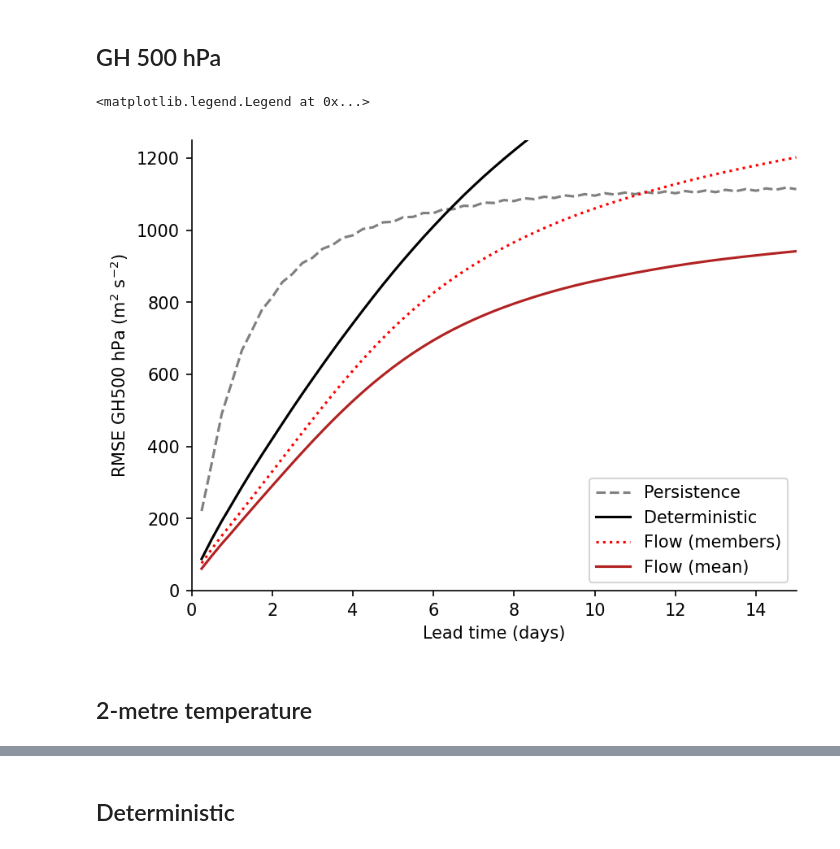
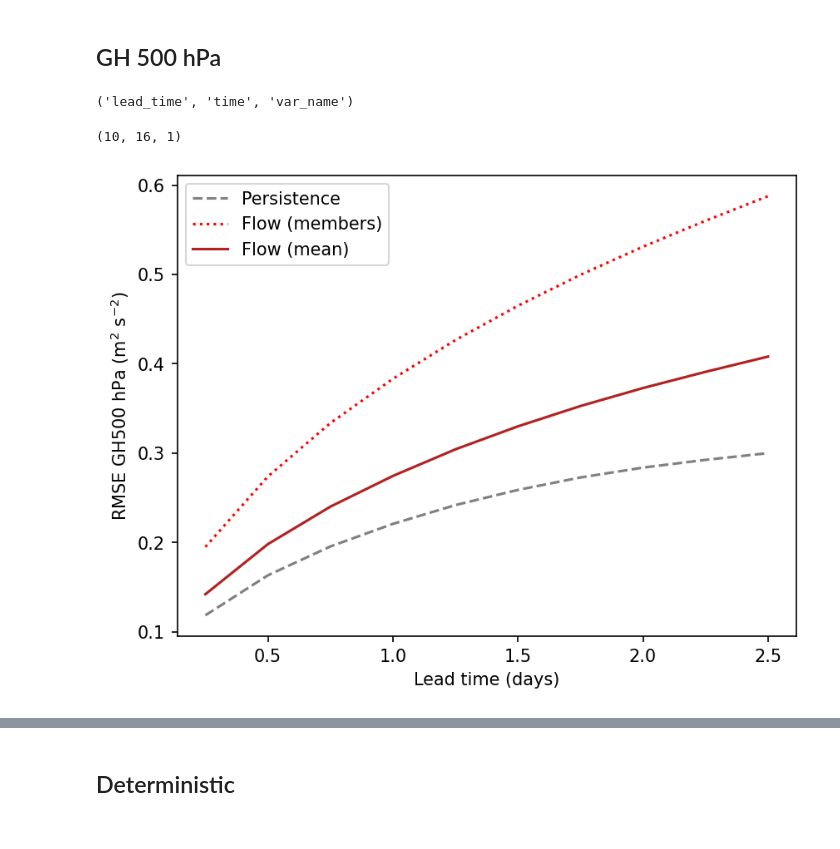
Before and after one commit to zelk-oss/forecasting, a Jupyter notebook: part3_flow_testing.ipynb, the cells around one changed output, grey strips where cells are left out. Saved outputs shown, nothing was run; the diff lists cells and outputs as text; code cells hidden in the pictures.

```diff
--- a/part3_flow_testing.ipynb
+++ b/part3_flow_testing.ipynb
@@ -168,7 +176,7 @@ def sample_with_flow(flow_model, initial_conditions):
     return dynamics
 # %%
 # Load flow model from checkpoint and instantiate with saved config if available
-ckpt = torch.load("/libre/finnt/data/teaching/flow_model.ckpt", map_location="cpu")
+ckpt = torch.load("../data/best_flowmodel_test.ckpt", map_location="cpu")
 # Support checkpoints saved as {'model_state_dict', 'config', ...} or plain state_dict
 cfg = ckpt.get("config") if isinstance(ckpt, dict) else None
 if cfg is None and isinstance(ckpt, dict) and 'model_state_dict' in ckpt:
@@ -181,21 +189,21 @@ else:
 if cfg is not None:
     print('Checkpoint config:', cfg)
     flow_model = get_net(
-        n_input=cfg.get('n_input', 14),
-        n_output=cfg.get('n_output', 7),
-        n_features=cfg.get('n_features', 64),
-        n_blocks=cfg.get('n_blocks', 4),
-        n_heads=cfg.get('n_heads', 8),
-        mult=cfg.get('mult', 2),
-        token_downsample_factor=cfg.get('token_downsample_factor', 1),
-        device=device, dtype=dtype
+        n_input=1,
+        n_output=1,
+        n_features=64,
+        n_blocks=2,
+        n_heads=8,
+        token_downsample_factor=1,
+        device=device,
+        dtype=dtype,
     )
     flow_model.load_state_dict(ckpt['model_state_dict'])
 else:
     # No config: try to load state_dict into a default-sized model. If this fails,
     # inspect the checkpoint manually to infer hyperparameters.
     try:
-        flow_model = get_net(n_input=14, n_output=7, n_features=64, n_blocks=4, n_heads=8, token_downsample_factor=1, device=device, dtype=dtype)
+        flow_model = get_net(n_input=1, n_output=1, n_features=64, n_blocks=2, n_heads=8, token_downsample_factor=1, device=device, dtype=dtype,)
         flow_model.load_state_dict(sd)
     except Exception as e:
         print('Automatic load failed — checkpoint missing config or sizes mismatched:', e)
@@ -328,40 +344,40 @@ ax.legend()
 # %% [markdown]
 ## GH 500 hPa
+# %%
+flow_mse_mean.dims
+# %% [output]
+('lead_time', 'time', 'var_name')
+# %%
+flow_mse_mean.shape
+# %% [output]
+(10, 16, 1)
 # %%
 fig, ax = plt.subplots(dpi=150)
 
-ax.spines.left.set_position(("axes", 0.))
-ax.spines.right.set_color('none')
-ax.spines.bottom.set_position("zero")
-ax.spines.top.set_color('none')
-ax.xaxis.set_ticks_position('bottom')
-ax.yaxis.set_ticks_position('left')
+ax.plot(
+    lead_time_axis / pd.Timedelta("1 day"),
+    np.sqrt(persistence_mse.mean("time")),
+    label="Persistence", c="0.5", ls="--"
+)
 
 ax.plot(
-    lead_time_axis/pd.Timedelta("1 day"), np.sqrt(persistence_mse.mean("time")[:, 0]),
-    label="Persistence", c="0.5", ls="--"
-)
-ax.plot(
-    lead_time_axis/pd.Timedelta("1 day"), np.sqrt(det_mse.mean("time")[:, 0]),
-    label="Deterministic", c="black", ls="-"
-)
-ax.plot(
-    lead_time_axis/pd.Timedelta("1 day"), np.sqrt(flow_mse_ens.mean("time")[:, 0]),
+    lead_time_axis / pd.Timedelta("1 day"),
+    np.sqrt(flow_mse_ens.mean("time").isel(var_name=0)),
     label="Flow (members)", c="red", ls=":"
 )
+
 ax.plot(
-    lead_time_axis/pd.Timedelta("1 day"), np.sqrt(flow_mse_mean.mean("time")[:, 0]),
+    lead_time_axis / pd.Timedelta("1 day"),
+    np.sqrt(flow_mse_mean.mean("time").isel(var_name=0)),
     label="Flow (mean)", c="firebrick"
 )
 
 ax.set_ylabel("RMSE GH500 hPa (m$^2$ s$^{-2}$)")
 ax.set_xlabel("Lead time (days)")
-ax.set_ylim(0, 1250.)
-ax.set_xlim(0, 15)
+#ax.set_ylim(0, 1250.)
+#ax.set_xlim(0, 15)
 
 ax.legend()
+plt.show()
 # %% [output]
-<matplotlib.legend.Legend at 0x...>
-[figure, old version]
+[figure, new version]
-# %% [markdown]
-## 2-metre temperature
```
Also changed, not shown: parts of 13 cells of this notebook, 1 other file.
